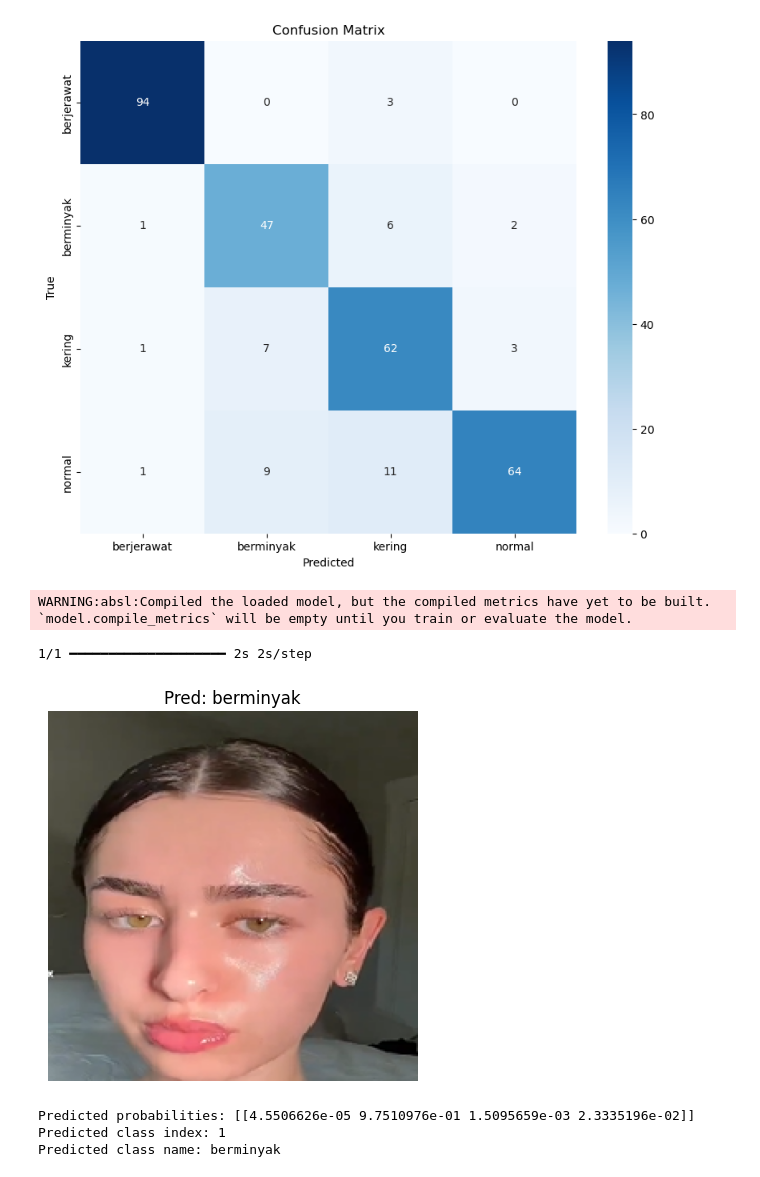
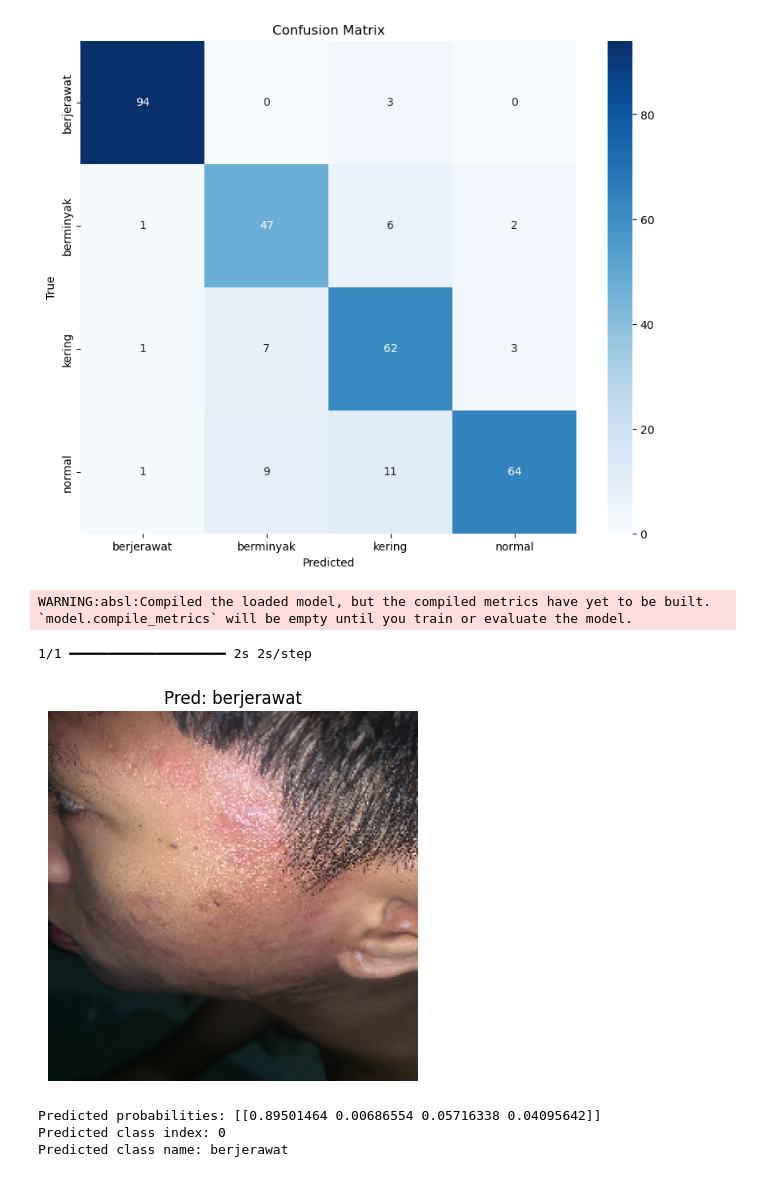
Before and after one commit to skinsift/machine-learning, a Jupyter notebook: Skin Type Detection Model/SkinTypeDetection.ipynb, the cells around one changed output. Cells and saved outputs as stored; diff of their text form; code cells hidden in the pictures.

Commit message:
changes the file and folder names, modifications to .ipynb files

```diff
--- a/Skin Type Detection Model/SkinTypeDetection.ipynb
+++ b/Skin Type Detection Model/SkinTypeDetection.ipynb
@@ -337,35 +338,35 @@ class_names = {
 def predict_single_image(img_path, model):
     # Load the image
     img = image.load_img(img_path, target_size=(224, 224))  # Ensure size matches model input
     img_array = image.img_to_array(img)
     img_array = np.expand_dims(img_array, axis=0)  # Add batch dimension
     img_array = img_array / 255.0  # Rescale pixel values
 
     # Make prediction
     predictions = model.predict(img_array)
 
     # Get the predicted class (the index with the highest probability)
     predicted_class = np.argmax(predictions, axis=1)[0]
     predicted_class_name = class_names.get(predicted_class, "Unknown")  # Get the class name
 
     # Display the image along with predicted label
     plt.imshow(img)
     plt.axis('off')
     plt.title(f"Pred: {predicted_class_name}")
     plt.show()
 
     # Debugging
     print(f"Predicted probabilities: {predictions}")
     print(f"Predicted class index: {predicted_class}")
     print(f"Predicted class name: {predicted_class_name}")
 
 # Example usage:
-img_path = 'Test Data/test_data2.png'  # Replace with the actual path to your image
+img_path = 'Test Data/test_data1.jpeg'  # Replace with the actual path to your image
 predict_single_image(img_path, model)
 # %% [output]
 WARNING:absl:Compiled the loaded model, but the compiled metrics have yet to be built. `model.compile_metrics` will be empty until you train or evaluate the model.
 1/1 ━━━━━━━━━━━━━━━━━━━━ 2s 2s/step
-[figure, old version]
+[figure, new version]
-Predicted probabilities: [[4.5506626e-05 9.7510976e-01 1.5095659e-03 2.3335196e-02]]
-Predicted class index: 1
-Predicted class name: berminyak
+Predicted probabilities: [[0.89501464 0.00686554 0.05716338 0.04095642]]
+Predicted class index: 0
+Predicted class name: berjerawat
```
Also changed, not shown: parts of 2 cells of this notebook.
